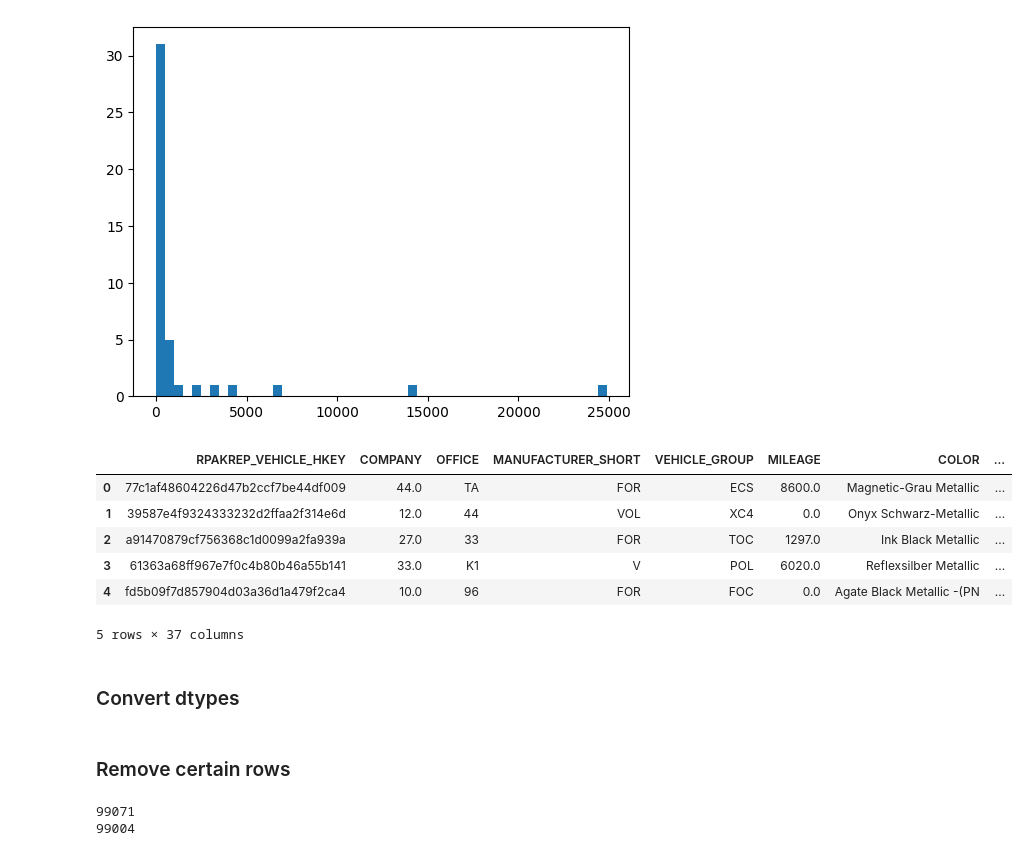
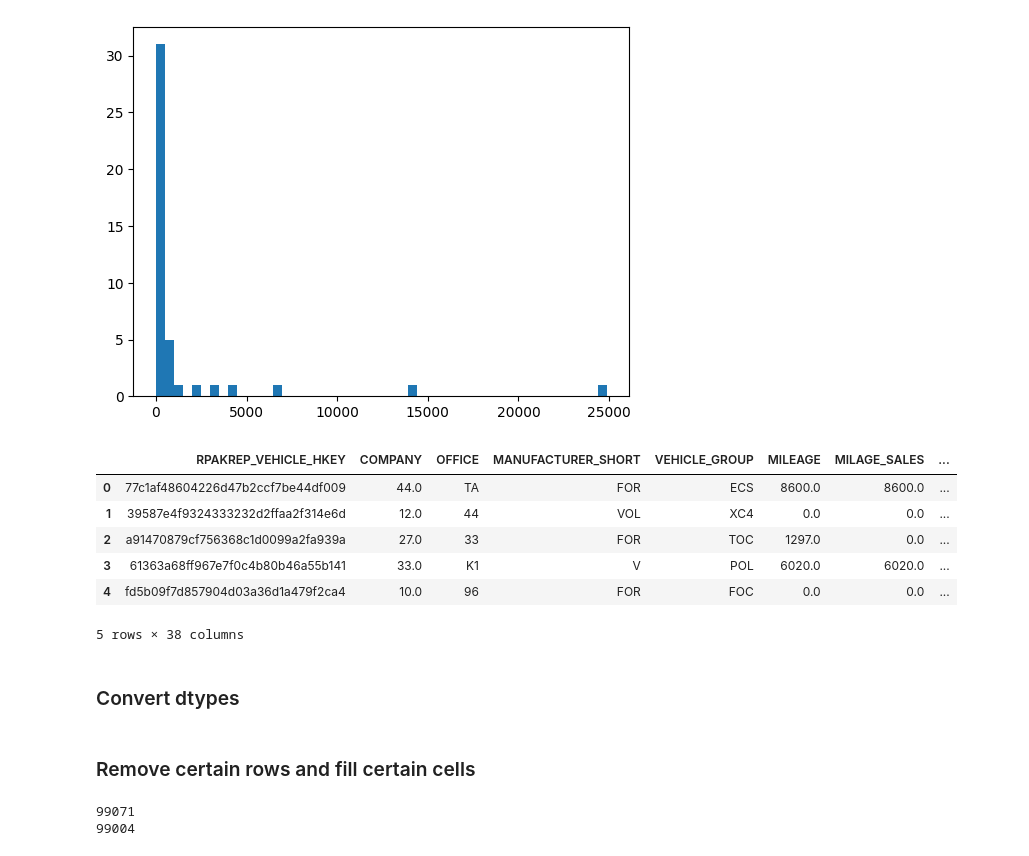
Before and after one commit to TurboThommy/ml4ds-end-to-end-project, a Jupyter notebook: BIP_ML4DS_winter_term_24_25.ipynb, the cells around one changed output. Cells and saved outputs as stored; diff of their text form; code cells hidden in the pictures.

```diff
--- a/BIP_ML4DS_winter_term_24_25.ipynb
+++ b/BIP_ML4DS_winter_term_24_25.ipynb
@@ -109,8 +109,6 @@ columns
 # %% [markdown]
 Create a correlation matrix for the training data.
 # %%
-training_data_df["SCALED_TOTAL_SALES_PRICE_DIFF"] = training_data_df["SCALED_TOTAL_SALES_PRICE_BASIS"] - training_data_df["SCALED_TOTAL_SALE_PRICE"]
-
 corr_matrix = training_data_df.select_dtypes(include=["number"]).corr()
 corr_matrix["LAID_UP_TIME"].sort_values(ascending=False)
 # %% [output]
@@ -214,7 +212,7 @@ columns_of_interest = [
     "MILEAGE",
     # "OPERATING_HOURS", # contains just 6 unique values, mostly 0s
     # "MILAGE_IN_FIELD", # contains just 1s and nulls, mostly 1s
-    # "MILAGE_SALES", # the difference between MILEAGE and MILAGE_SALES might be more relevant
+    "MILAGE_SALES", # the difference between MILEAGE and MILAGE_SALES might be more relevant
     # "OPERATING_HOURS_SALES", # contains just 5 unique values, mostly 0s
     # "RIM_KEY", # contains mostly nulls
     # "COLOR_CODE", # contains only 30% not nulls
@@ -285,40 +283,40 @@ columns_of_interest = [
     # "AT_LOCATION_SINCE", # mostly 0s
     "LAID_UP_TIME",
     # "SOLD_CUSTOMER_ID", # too many different classes
     # "SOLD_INVOICE_COSTUMER_ID", # too many different classes
     # "MILAGE_SALE", # mostly identical to MILAGE_SALES
     # "OPERATION_HOURS_SALE", mostly 0s
     # "SOLD_INVOICE_COSTUMER_ID2", # too many different classes
     "CUSTOMER_TYPE",
     # "CUSTOMER_GROUP", # CUSTOMER_SALE_GROUP2_NAME is already enough
     # "CUSTOMER_GROUP_NAME", # CUSTOMER_SALE_GROUP2_NAME is already enough
     # "CUSTOMER_FEATURE", # CUSTOMER_SALE_GROUP2_NAME is already enough
     # "CUSTOMER_FEATURE_NAME", # CUSTOMER_SALE_GROUP2_NAME is already enough
     # "SALE_CUSTOMER_ID2", # too many different classes
     # "CUSTOMER_SALE_GROUP", # CUSTOMER_SALE_GROUP2_NAME is already enough
     # "CUSTOMER_SALE_GROUP_NAME", # CUSTOMER_SALE_GROUP2_NAME is already enough
     # "CUSTOMER_SALE_GROUP2", # CUSTOMER_SALE_GROUP2_NAME is already enough
     "CUSTOMER_SALE_GROUP2_NAME",
     "SCALED_CURRENT_VALUE",
     "SCALED_INVENTURAL_VALUE",
     "SCALED_REPORT_VALUE",
     "SCALED_VALUATION_PRICE",
     "SCALED_GUIDE_PRICE",
     "SCALED_TOTAL_SALES_PRICE_BASIS",
     "SCALED_TOTAL_SALE_PRICE",
     "SCALED_TOTAL_SALES_PRICE_DIFF"
 ]
 
 training_data_prepared_df = training_data_df[columns_of_interest].copy()
 training_data_prepared_df.head()
 # %% [output]
-|  | RPAKREP_VEHICLE_HKEY | COMPANY | OFFICE | MANUFACTURER_SHORT | VEHICLE_GROUP | MILEAGE | COLOR | ... |
-| 0 | 77c1af48604226d47b2ccf7be44df009 | 44.0 | TA | FOR | ECS | 8600.0 | Magnetic-Grau Metallic | ... |
-| 1 | 39587e4f9324333232d2ffaa2f314e6d | 12.0 | 44 | VOL | XC4 | 0.0 | Onyx Schwarz-Metallic | ... |
-| 2 | a91470879cf756368c1d0099a2fa939a | 27.0 | 33 | FOR | TOC | 1297.0 | Ink Black Metallic | ... |
-| 3 | 61363a68ff967e7f0c4b80b46a55b141 | 33.0 | K1 | V | POL | 6020.0 | Reflexsilber Metallic | ... |
-| 4 | fd5b09f7d857904d03a36d1a479f2ca4 | 10.0 | 96 | FOR | FOC | 0.0 | Agate Black Metallic -(PN | ... |
+|  | RPAKREP_VEHICLE_HKEY | COMPANY | OFFICE | MANUFACTURER_SHORT | VEHICLE_GROUP | MILEAGE | MILAGE_SALES | ... |
+| 0 | 77c1af48604226d47b2ccf7be44df009 | 44.0 | TA | FOR | ECS | 8600.0 | 8600.0 | ... |
+| 1 | 39587e4f9324333232d2ffaa2f314e6d | 12.0 | 44 | VOL | XC4 | 0.0 | 0.0 | ... |
+| 2 | a91470879cf756368c1d0099a2fa939a | 27.0 | 33 | FOR | TOC | 1297.0 | 0.0 | ... |
+| 3 | 61363a68ff967e7f0c4b80b46a55b141 | 33.0 | K1 | V | POL | 6020.0 | 6020.0 | ... |
+| 4 | fd5b09f7d857904d03a36d1a479f2ca4 | 10.0 | 96 | FOR | FOC | 0.0 | 0.0 | ... |
-5 rows × 37 columns
+5 rows × 38 columns
 # %% [markdown]
 ### Convert dtypes
 # %%
@@ -397,7 +395,7 @@ training_data_prepared_df["CUSTOMER_SALE_GROUP2_NAME"] = training_data_prepared_
 # SCALED_TOTAL_SALE_PRICE
 # SCALED_TOTAL_SALES_PRICE_DIFF
 # %% [markdown]
-### Remove certain rows
+### Remove certain rows and fill certain cells
 # %%
 # ToDo
 # Leasing Cars?
```
Also changed, not shown: parts of 11 cells of this notebook.
